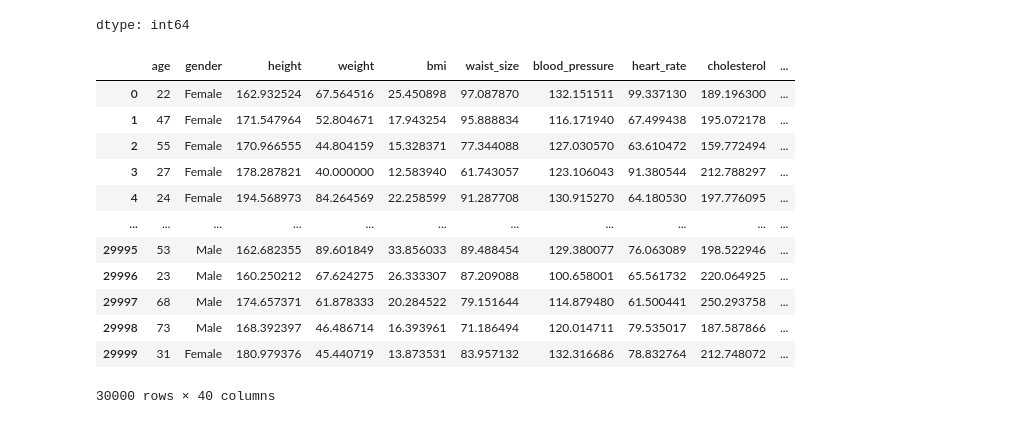
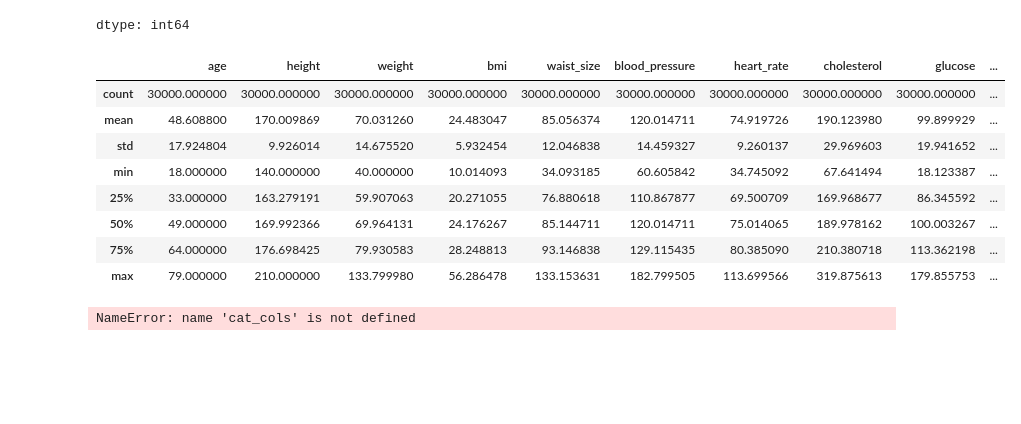
Before and after one commit to SanjayBista1010/Classification, a Jupyter notebook: DiseaseRiskAnalysis.ipynb, the cells around one changed output. Cells and saved outputs as stored; diff of their text form; code cells hidden in the pictures; blank space fills up the shorter version.

```diff
--- a/DiseaseRiskAnalysis.ipynb
+++ b/DiseaseRiskAnalysis.ipynb
@@ -286,3 +286,5 @@ Negative daily supplement dosage count: 14989
+# %%
+df = df.drop(columns=['daily_supplement_dosage'])
 # %%
 pd.set_option('display.max_columns', None)
 desc = df.describe(include='all')
@@ -308,0 +316,2 @@ max                  NaN            NaN       NaN      NaN
+# %%
+df['sugar_intake'] = df['sugar_intake'].mask(df['sugar_intake'] < 0, np.nan)
@@ -309,3 +323,5 @@ max                  NaN            NaN       NaN      NaN
+# %%
+df['sugar_intake']=df['sugar_intake'].fillna(df['sugar_intake'].mean())
 # %%
 df = df.drop(columns=['electrolyte_level'])
 # %%
@@ -342,18 +358,22 @@ dtype: int64
 # %%
 df = df.drop(columns=['environmental_risk_score'])
 # %%
-df
+df.describe()
 # %% [output]
-|  | age | gender | height | weight | bmi | waist_size | blood_pressure | heart_rate | cholesterol | ... |
-| 0 | 22 | Female | 162.932524 | 67.564516 | 25.450898 | 97.087870 | 132.151511 | 99.337130 | 189.196300 | ... |
-| 1 | 47 | Female | 171.547964 | 52.804671 | 17.943254 | 95.888834 | 116.171940 | 67.499438 | 195.072178 | ... |
-| 2 | 55 | Female | 170.966555 | 44.804159 | 15.328371 | 77.344088 | 127.030570 | 63.610472 | 159.772494 | ... |
-| 3 | 27 | Female | 178.287821 | 40.000000 | 12.583940 | 61.743057 | 123.106043 | 91.380544 | 212.788297 | ... |
-| 4 | 24 | Female | 194.568973 | 84.264569 | 22.258599 | 91.287708 | 130.915270 | 64.180530 | 197.776095 | ... |
-| ... | ... | ... | ... | ... | ... | ... | ... | ... | ... | ... |
-| 29995 | 53 | Male | 162.682355 | 89.601849 | 33.856033 | 89.488454 | 129.380077 | 76.063089 | 198.522946 | ... |
-| 29996 | 23 | Male | 160.250212 | 67.624275 | 26.333307 | 87.209088 | 100.658001 | 65.561732 | 220.064925 | ... |
-| 29997 | 68 | Male | 174.657371 | 61.878333 | 20.284522 | 79.151644 | 114.879480 | 61.500441 | 250.293758 | ... |
-| 29998 | 73 | Male | 168.392397 | 46.486714 | 16.393961 | 71.186494 | 120.014711 | 79.535017 | 187.587866 | ... |
-| 29999 | 31 | Female | 180.979376 | 45.440719 | 13.873531 | 83.957132 | 132.316686 | 78.832764 | 212.748072 | ... |
+|  | age | height | weight | bmi | waist_size | blood_pressure | heart_rate | cholesterol | glucose | ... |
+| count | 30000.000000 | 30000.000000 | 30000.000000 | 30000.000000 | 30000.000000 | 30000.000000 | 30000.000000 | 30000.000000 | 30000.000000 | ... |
+| mean | 48.608800 | 170.009869 | 70.031260 | 24.483047 | 85.056374 | 120.014711 | 74.919726 | 190.123980 | 99.899929 | ... |
+| std | 17.924804 | 9.926014 | 14.675520 | 5.932454 | 12.046838 | 14.459327 | 9.260137 | 29.969603 | 19.941652 | ... |
+| min | 18.000000 | 140.000000 | 40.000000 | 10.014093 | 34.093185 | 60.605842 | 34.745092 | 67.641494 | 18.123387 | ... |
+| 25% | 33.000000 | 163.279191 | 59.907063 | 20.271055 | 76.880618 | 110.867877 | 69.500709 | 169.968677 | 86.345592 | ... |
+| 50% | 49.000000 | 169.992366 | 69.964131 | 24.176267 | 85.144711 | 120.014711 | 75.014065 | 189.978162 | 100.003267 | ... |
+| 75% | 64.000000 | 176.698425 | 79.930583 | 28.248813 | 93.146838 | 129.115435 | 80.385090 | 210.380718 | 113.362198 | ... |
+| max | 79.000000 | 210.000000 | 133.799980 | 56.286478 | 133.153631 | 182.799505 | 113.699566 | 319.875613 | 179.855753 | ... |
-30000 rows × 40 columns
+# %%
+cat_summary = pd.DataFrame({
+    'dtype': df[cat_cols].dtypes,
+    'unique_values': df[cat_cols].nunique()
+})
+print(cat_summary)
+# %% [output]
+NameError: name 'cat_cols' is not defined
```
Also changed, not shown: parts of 4 cells of this notebook.
